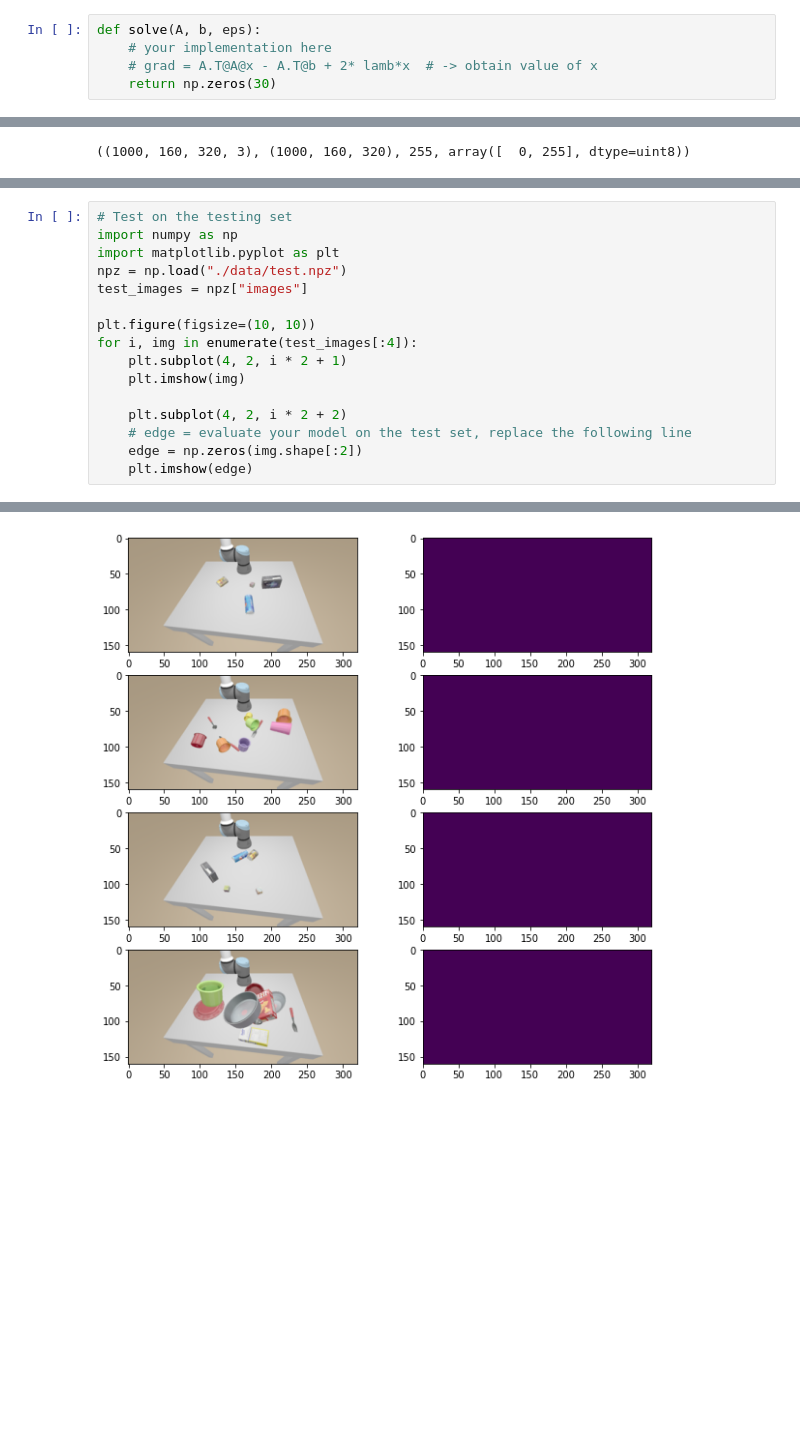
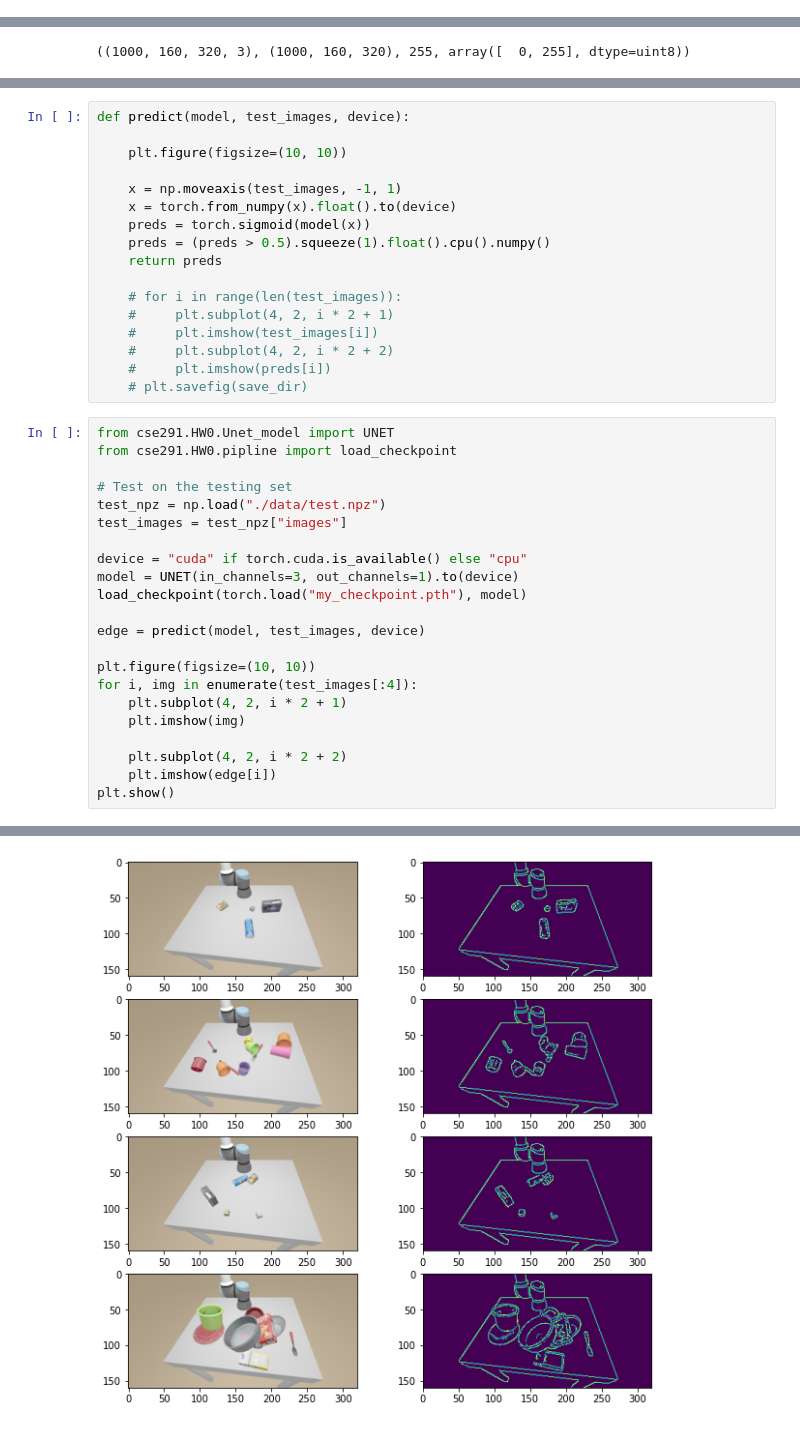
Before and after one commit to yifanwu2828/ML-Meets-Geometry, a Jupyter notebook: cse291/HW0/HW0.ipynb, the cells around one changed output, grey strips where cells are left out. Saved outputs shown, nothing was run; the diff lists cells and outputs as text; blank space fills up the shorter version.

```diff
--- a/cse291/HW0/HW0.ipynb
+++ b/cse291/HW0/HW0.ipynb
@@ -29,11 +60,6 @@ eps = npz['eps']
 A.shape, A.dtype, b.shape, b.dtype
 # %% [output]
 ((100, 30), dtype('float64'), (100,), dtype('float64'))
-# %%
-def solve(A, b, eps):
-    # your implementation here
-    # grad = A.T@A@x - A.T@b + 2* lamb*x  # -> obtain value of x
-    return np.zeros(30)
 # %%
 # Evaluation code, you need to run it, but do not modify
 x = solve(A,b,eps)
@@ -103,9 +127,33 @@ images.shape, edges.shape, images.max(), np.unique(edges)
+# %%
+def predict(model, test_images, device):
+
+    plt.figure(figsize=(10, 10))
+
+    x = np.moveaxis(test_images, -1, 1)
+    x = torch.from_numpy(x).float().to(device)
+    preds = torch.sigmoid(model(x))
+    preds = (preds > 0.5).squeeze(1).float().cpu().numpy()
+    return preds
+
+    # for i in range(len(test_images)):
+    #     plt.subplot(4, 2, i * 2 + 1)
+    #     plt.imshow(test_images[i])
+    #     plt.subplot(4, 2, i * 2 + 2)
+    #     plt.imshow(preds[i])
+    # plt.savefig(save_dir)
 # %%
+from cse291.HW0.Unet_model import UNET
+from cse291.HW0.pipline import load_checkpoint
+
 # Test on the testing set
-import numpy as np
-import matplotlib.pyplot as plt
-npz = np.load("./data/test.npz")
-test_images = npz["images"]
+test_npz = np.load("./data/test.npz")
+test_images = test_npz["images"]
+
+device = "cuda" if torch.cuda.is_available() else "cpu"
+model = UNET(in_channels=3, out_channels=1).to(device)
+load_checkpoint(torch.load("my_checkpoint.pth"), model)
+
+edge = predict(model, test_images, device)
 
 plt.figure(figsize=(10, 10))
 for i, img in enumerate(test_images[:4]):
@@ -113,7 +161,6 @@ for i, img in enumerate(test_images[:4]):
     plt.imshow(img)
 
     plt.subplot(4, 2, i * 2 + 2)
-    # edge = evaluate your model on the test set, replace the following line
-    edge = np.zeros(img.shape[:2])
-    plt.imshow(edge)
+    plt.imshow(edge[i])
+plt.show()
 # %% [output]
@@ -120 +169 @@ for i, img in enumerate(test_images[:4]):
-[figure, old version]
+[figure, new version]
```
Also changed, not shown: parts of 9 cells of this notebook, 3 other files.
